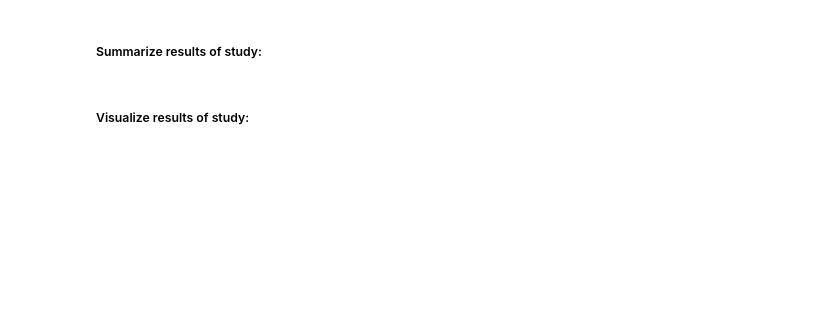
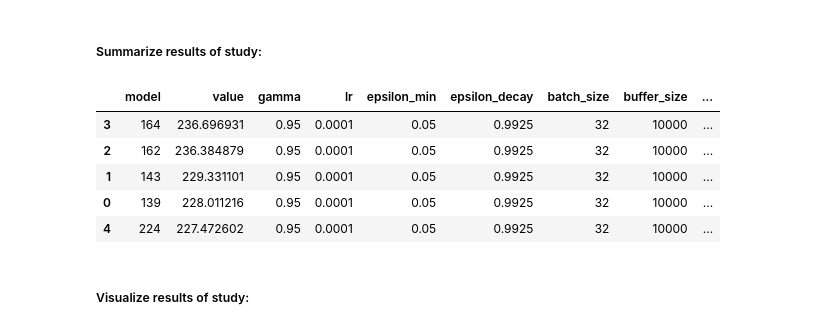
Before and after one commit to MattTidd/rl_experimentation, a Jupyter notebook: gymnasium_environments/cartpole/dqn/dqn_sweep.ipynb, the cells around one changed output. Saved outputs shown, nothing was run; the diff lists cells and outputs as text; code cells hidden in the pictures; blank space fills up the shorter version.

Commit message:
finished the sweep for DQN in swingup. got stopped several times overnight, not sure why

```diff
--- a/gymnasium_environments/cartpole/dqn/dqn_sweep.ipynb
+++ b/gymnasium_environments/cartpole/dqn/dqn_sweep.ipynb
@@ -26,13 +26,13 @@ import gymnasium as gym
 from wrappers.swingup_wrapper import SwingUpWrapper
 import numpy as np
 import optuna
-# optuna.logging.set_verbosity(optuna.logging.ERROR)
+optuna.logging.set_verbosity(optuna.logging.ERROR)
 import random
 import datetime
 import os
 import pandas as pd
 import matplotlib.pyplot as plt
-from joblib import parallel_backend
+from IPython.display import display
 
 import tensorflow as tf
 from tensorflow import keras
@@ -286,6 +286,9 @@ def objective(trial):
 
     # 1) create an environment:
     env = gym.make("CartPole-v1")
+
+    # wrap environment:
+    env = SwingUpWrapper(env)
 
     # seeding:
     seed = trial.number
@@ -328,7 +331,7 @@ def objective(trial):
         obs = next_obs if not done else dqn_agent.env.reset()[0]
 
     # 4) train the agent:
-    reward_history = dqn_agent.training(training_length = 1000,
+    reward_history = dqn_agent.training(training_length = 2000,
                                         on_episode_end = prune_callback)
 
     # 5) close environment:
@@ -337,6 +340,9 @@ def objective(trial):
     # 6) save the seed:
     trial.set_user_attr("seed", seed)
 
+    # clear the backend again:
+    tf.keras.backend.clear_session()
+
     # 7) return metric:
     return float(np.mean(reward_history))
 # %% [markdown]
@@ -361,8 +367,7 @@ if mode == "optimize":
     formatted_time = time.strftime("%Y_%m_%d_%H_%M")
 
     # set study name:
-    # study_name = f"DQN_HPO_{formatted_time}"
-    study_name = "DQN_HPO_2025_08_07_12_04"
+    study_name = f"DQN_SU_HPO_{formatted_time}"
 
     # create a study object and optimize the objective function:
     study = optuna.create_study(study_name = study_name,
@@ -370,11 +375,10 @@ if mode == "optimize":
                                 storage = "sqlite:///optuna_results.db",
                                 load_if_exists = True,
                                 pruner = optuna.pruners.MedianPruner(n_startup_trials = 10,
-                                                                    n_warmup_steps = 500,
-                                                                    interval_steps = 50))
+                                                                    n_warmup_steps = 250,
+                                                                    interval_steps = 10))
 
-    # run parallelized process:
-    with parallel_backend("loky"):
-        study.optimize(objective, n_trials = 100, show_progress_bar = True, n_jobs = 4)
+    # optimize:
+    study.optimize(objective, n_trials = 49, show_progress_bar = True, n_jobs = 1)
 else:
     pass
@@ -383,37 +389,54 @@ else:
 # %%
 if mode == "analyze":
     # manually set the study to be analyzed:
     study_name = study_name
 
     # load the study:
     study = optuna.load_study(study_name = study_name,
                               storage = "sqlite:///optuna_results.db")
 
+    # get the best value:
+    best_val = study.best_value
+    tolerance = 10
+
+    # find similar trials:
+    similar_trials = [
+        t for t in study.trials
+        if t.state == optuna.trial.TrialState.COMPLETE and t.value is not None
+        and abs(t.value - best_val) < tolerance
+    ]
+
     # summarize study:
     trials_data = []
     intermediate_values = []
-    for trial in study.best_trials:
+    for trial in similar_trials:
+
         # initialize dicts:
         trial_data = {}
         intermediate_value = {}
 
         # get trial information:
         trial_data["model"] = trial.number
         trial_data['value'] = trial.value
         trial_data.update(trial.params.copy())
         trials_data.append(trial_data)
 
         # get intermediate values:
         intermediate_value.update(trial.intermediate_values.copy())
         intermediate_values.append(intermediate_value)
 
     # make data frame:
     summary = pd.DataFrame(trials_data)
-
-    # show the best 10 models:
-    summary.head(5).sort_values(by = 'value', ascending = False)
+    display(summary.head().sort_values(by = 'value', ascending = False))
 else:
     pass
+# %% [output]
+|  | model | value | gamma | lr | epsilon_min | epsilon_decay | batch_size | buffer_size | ... |
+| 3 | 164 | 236.696931 | 0.95 | 0.0001 | 0.05 | 0.9925 | 32 | 10000 | ... |
+| 2 | 162 | 236.384879 | 0.95 | 0.0001 | 0.05 | 0.9925 | 32 | 10000 | ... |
+| 1 | 143 | 229.331101 | 0.95 | 0.0001 | 0.05 | 0.9925 | 32 | 10000 | ... |
+| 0 | 139 | 228.011216 | 0.95 | 0.0001 | 0.05 | 0.9925 | 32 | 10000 | ... |
+| 4 | 224 | 227.472602 | 0.95 | 0.0001 | 0.05 | 0.9925 | 32 | 10000 | ... |
 # %% [markdown]
 ##### Visualize results of study:
 # %%
```
Also changed, not shown: parts of 4 cells of this notebook.
